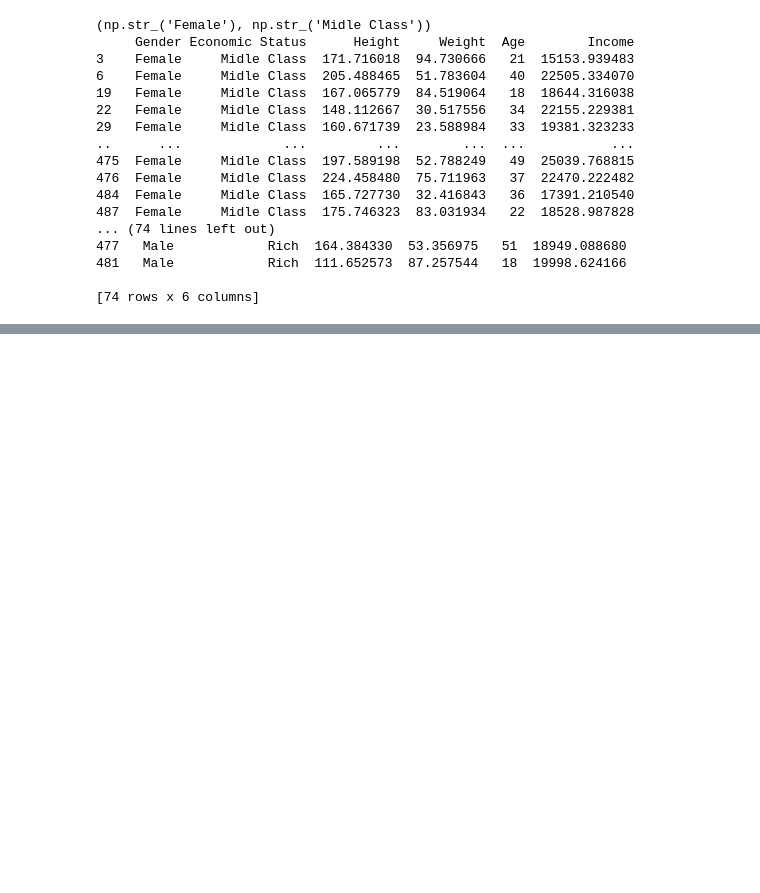
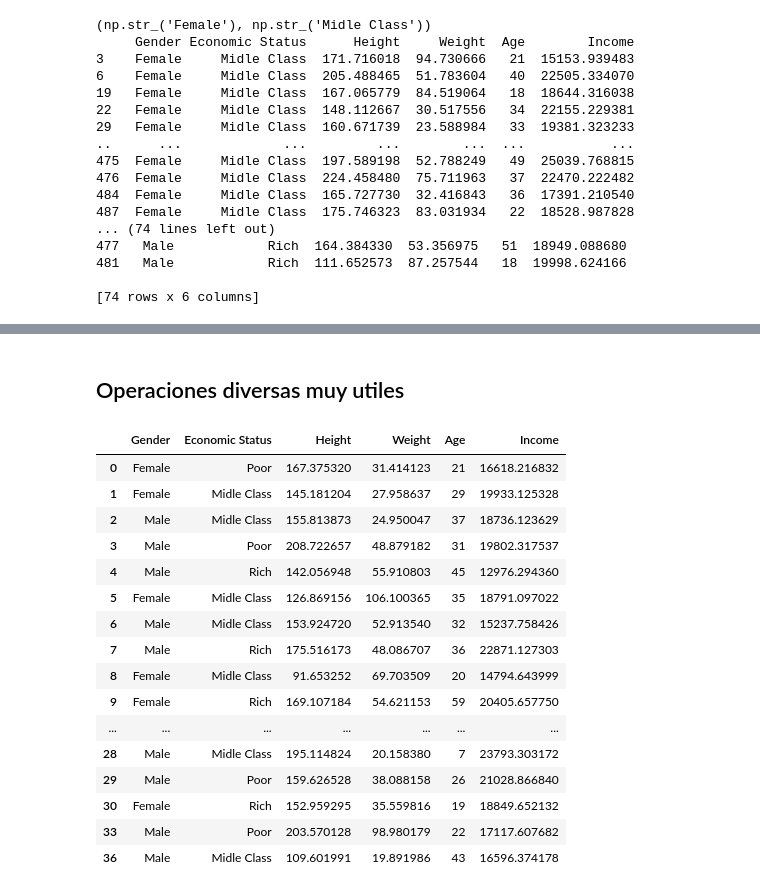
Before and after one commit to Manuelmontas02/python-ml-course, a Jupyter notebook: notebooks_propios/T2-3-Data Cleaning - Agrupacion de datos.ipynb, the cells around one changed output, grey strips where cells are left out. Cells and saved outputs as stored; diff of their text form; code cells hidden in the pictures; blank space fills up the shorter version.

```diff
--- a/notebooks_propios/T2-3-Data Cleaning - Agrupacion de datos.ipynb
+++ b/notebooks_propios/T2-3-Data Cleaning - Agrupacion de datos.ipynb
@@ -126,0 +317,22 @@ for names, groups in double_group:
+# %% [markdown]
+## Operaciones diversas muy utiles
+# %%
+double_group.head()
+# %% [output]
+|  | Gender | Economic Status | Height | Weight | Age | Income |
+| 0 | Female | Poor | 167.375320 | 31.414123 | 21 | 16618.216832 |
+| 1 | Female | Midle Class | 145.181204 | 27.958637 | 29 | 19933.125328 |
+| 2 | Male | Midle Class | 155.813873 | 24.950047 | 37 | 18736.123629 |
+| 3 | Male | Poor | 208.722657 | 48.879182 | 31 | 19802.317537 |
+| 4 | Male | Rich | 142.056948 | 55.910803 | 45 | 12976.294360 |
+| 5 | Female | Midle Class | 126.869156 | 106.100365 | 35 | 18791.097022 |
+| 6 | Male | Midle Class | 153.924720 | 52.913540 | 32 | 15237.758426 |
+| 7 | Male | Rich | 175.516173 | 48.086707 | 36 | 22871.127303 |
+| 8 | Female | Midle Class | 91.653252 | 69.703509 | 20 | 14794.643999 |
+| 9 | Female | Rich | 169.107184 | 54.621153 | 59 | 20405.657750 |
+| ... | ... | ... | ... | ... | ... | ... |
+| 28 | Male | Midle Class | 195.114824 | 20.158380 | 7 | 23793.303172 |
+| 29 | Male | Poor | 159.626528 | 38.088158 | 26 | 21028.866840 |
+| 30 | Female | Rich | 152.959295 | 35.559816 | 19 | 18849.652132 |
+| 33 | Male | Poor | 203.570128 | 98.980179 | 22 | 17117.607682 |
+| 36 | Male | Midle Class | 109.601991 | 19.891986 | 43 | 16596.374178 |
```
Also changed, not shown: parts of 33 cells of this notebook.
